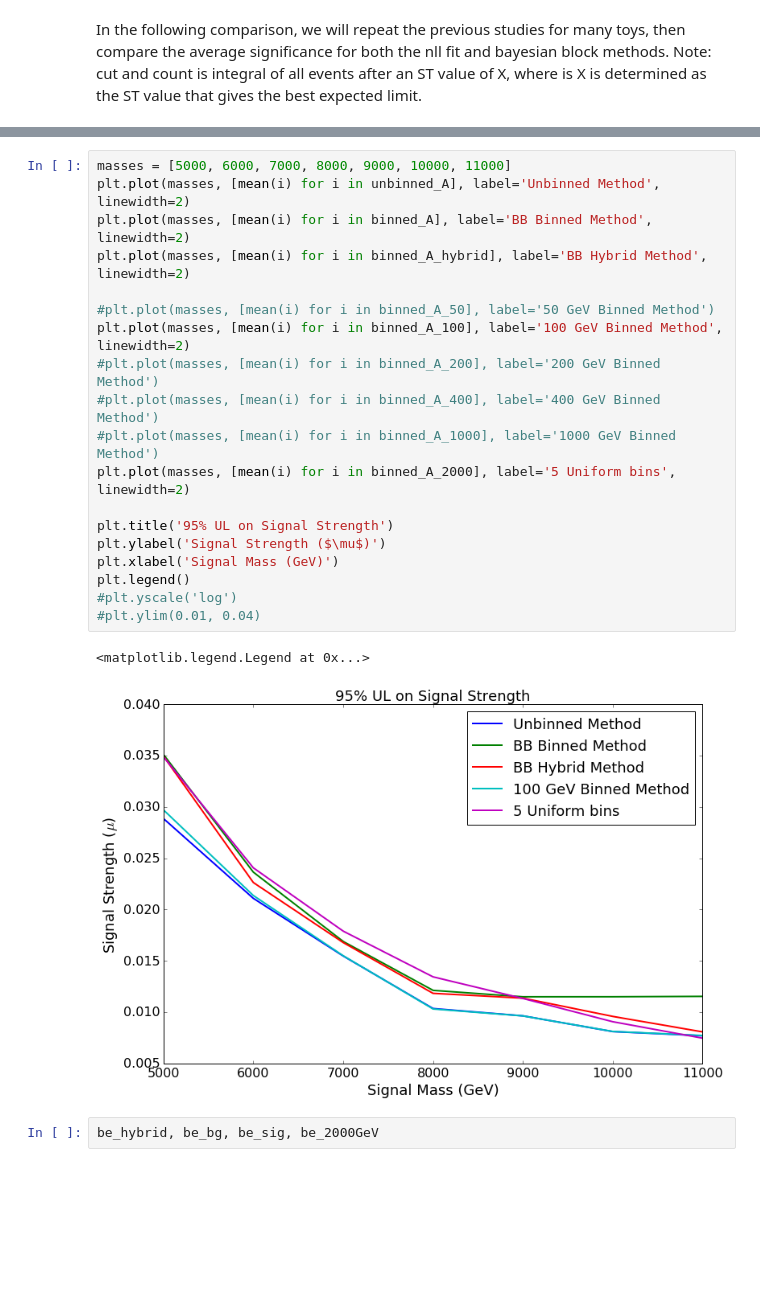
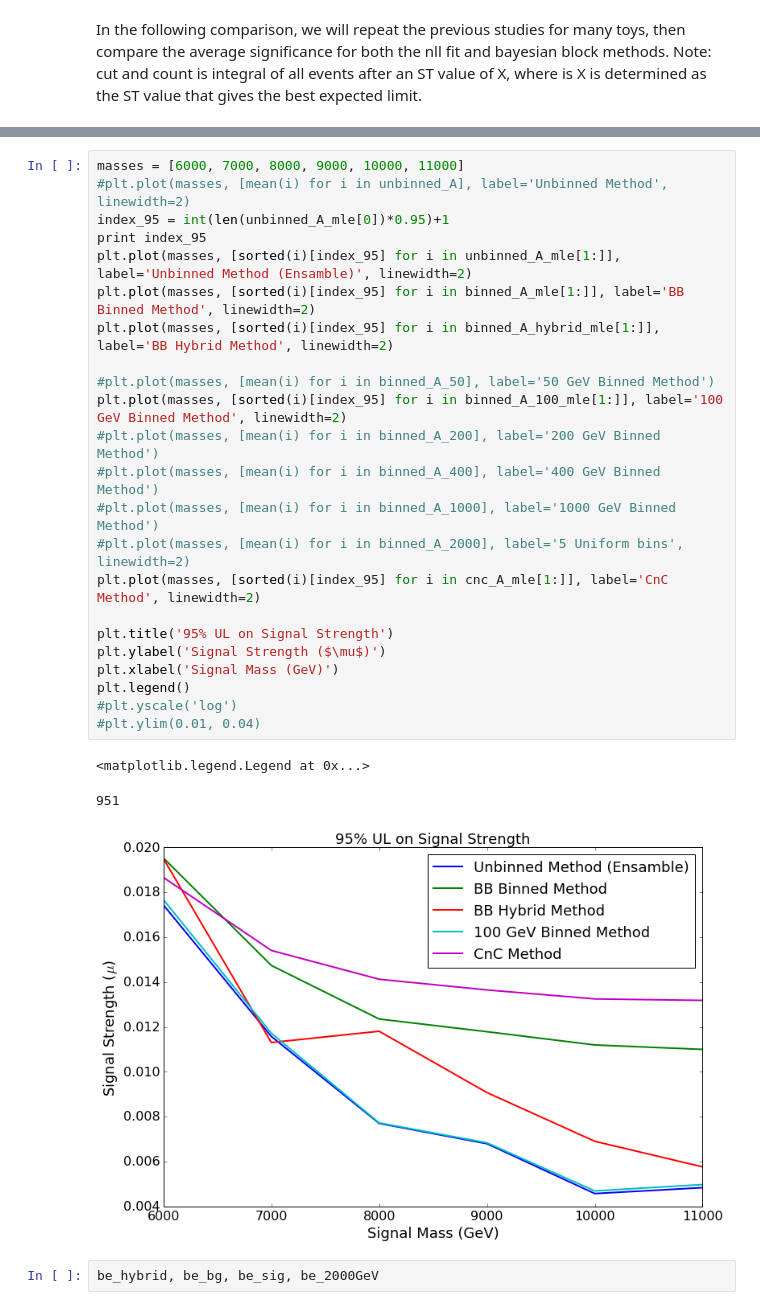
Before and after one commit to pollackscience/BayesianBlocks, a Jupyter notebook: bb/hep/bh_writeup.ipynb, the cells around one changed output, grey strips where cells are left out. Cells and saved outputs as stored; diff of their text form; blank space fills up the shorter version.

Commit message:
fixed fitting method for hgg

```diff
--- a/bb/hep/bh_writeup.ipynb
+++ b/bb/hep/bh_writeup.ipynb
@@ -422,25 +464,30 @@ alpha   = 8.521 +/- nan
 # %%
-masses = [5000, 6000, 7000, 8000, 9000, 10000, 11000]
-plt.plot(masses, [mean(i) for i in unbinned_A], label='Unbinned Method', linewidth=2)
-plt.plot(masses, [mean(i) for i in binned_A], label='BB Binned Method', linewidth=2)
-plt.plot(masses, [mean(i) for i in binned_A_hybrid], label='BB Hybrid Method', linewidth=2)
+masses = [6000, 7000, 8000, 9000, 10000, 11000]
+#plt.plot(masses, [mean(i) for i in unbinned_A], label='Unbinned Method', linewidth=2)
+index_95 = int(len(unbinned_A_mle[0])*0.95)+1
+print index_95
+plt.plot(masses, [sorted(i)[index_95] for i in unbinned_A_mle[1:]], label='Unbinned Method (Ensamble)', linewidth=2)
+plt.plot(masses, [sorted(i)[index_95] for i in binned_A_mle[1:]], label='BB Binned Method', linewidth=2)
+plt.plot(masses, [sorted(i)[index_95] for i in binned_A_hybrid_mle[1:]], label='BB Hybrid Method', linewidth=2)
 
 #plt.plot(masses, [mean(i) for i in binned_A_50], label='50 GeV Binned Method')
-plt.plot(masses, [mean(i) for i in binned_A_100], label='100 GeV Binned Method', linewidth=2)
+plt.plot(masses, [sorted(i)[index_95] for i in binned_A_100_mle[1:]], label='100 GeV Binned Method', linewidth=2)
 #plt.plot(masses, [mean(i) for i in binned_A_200], label='200 GeV Binned Method')
 #plt.plot(masses, [mean(i) for i in binned_A_400], label='400 GeV Binned Method')
 #plt.plot(masses, [mean(i) for i in binned_A_1000], label='1000 GeV Binned Method')
-plt.plot(masses, [mean(i) for i in binned_A_2000], label='5 Uniform bins', linewidth=2)
+#plt.plot(masses, [mean(i) for i in binned_A_2000], label='5 Uniform bins', linewidth=2)
+plt.plot(masses, [sorted(i)[index_95] for i in cnc_A_mle[1:]], label='CnC Method', linewidth=2)
 
 plt.title('95% UL on Signal Strength')
 plt.ylabel('Signal Strength ($\mu$)')
 plt.xlabel('Signal Mass (GeV)')
 plt.legend()
 #plt.yscale('log')
 #plt.ylim(0.01, 0.04)
 # %% [output]
 <matplotlib.legend.Legend at 0x...>
+951
-[figure, old version]
+[figure, new version]
 # %%
 be_hybrid, be_bg, be_sig, be_2000GeV
 # %% [output]
```
Also changed, not shown: parts of 9 cells of this notebook, 5 other files.
